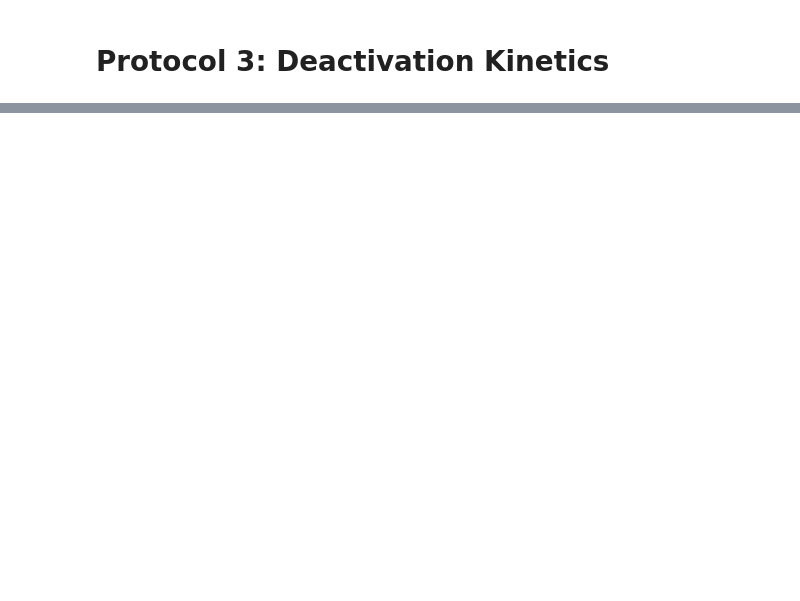
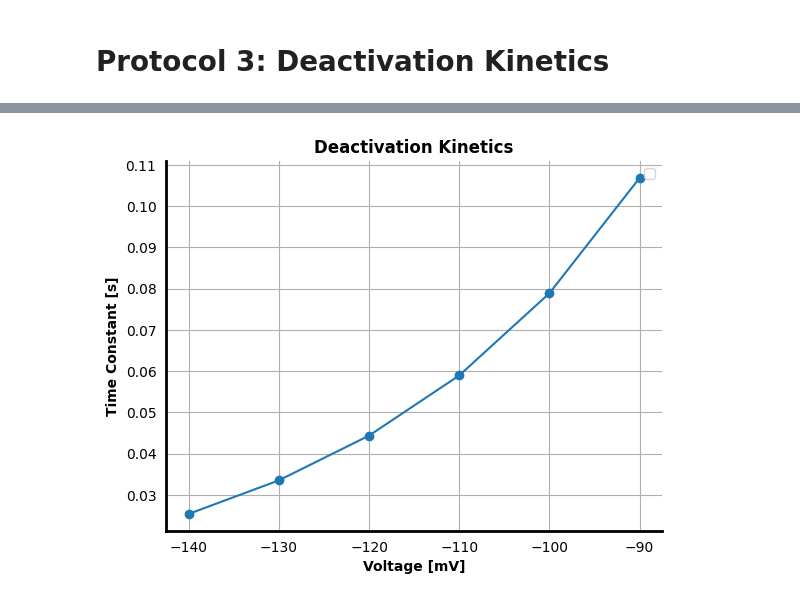
Before and after one commit to Nielssss99/Cold-Receptor, a Jupyter notebook: Kv11/Fit_Kv11.ipynb, the cells around one changed output, grey strips where cells are left out. Cells and saved outputs as stored; diff of their text form; code cells hidden in the pictures; blank space fills up the shorter version.

```diff
--- a/Kv11/Fit_Kv11.ipynb
+++ b/Kv11/Fit_Kv11.ipynb
@@ -368,0 +398,91 @@ No artists with labels found to put in legend.  Note that artists whose label st
+# %%
+# ----- Parameters
+Vmclamp = -80.0 # [mV]
+Vmpres = np.array([60.0]) # [mV]
+dpres = np.array([2.0]) # [s]
+Vmtests = np.arange(-140, 41, 10) # [mV]
+dtest = 1.0 # [s]
+dt = 0.0001 # [s]
+Ek = -82.0 # [mV]
+
+
+def deactivation_kinetics(Vmclamp: float, Vmpres: np.ndarray[np.float64],
+                          dpres: np.ndarray[np.float64], Vmtests: np.ndarray[np.float64],
+                          dtest: float, dt: float, Ek: float, Vm_tau: np.ndarray[np.float64]
+                          ) -> np.ndarray[np.float64]:
+    """Goal:
+        This function returns the deactivation kinetics of the Kv11 channel for a given
+        voltage clamp protocol.
+    -----------------------------------------------------------------------------------
+    Input:
+        Vmclamp: Membrane voltage [mV]
+        Vmpre: Voltage of the pre-pulse [mV]
+        dpre: Duration(s) of the pre-pulse [s]
+        Vmtest: Voltage of the test pulse [mV]
+        dtest: Duration of the test pulse [s]
+        dt: Time step [s]
+        Ek: Potassium reversal potential [mV]
+        Vm_tau: Voltage(s) for which the time constant should be calculated
+    -----------------------------------------------------------------------------------
+    Output:
+        act_data:
+            Normalized peak tail currents of the Kv11 channel for the given voltage clamp
+            protocol.
+        taus:
+            Time constants of the deactivation kinetics of the Kv11 channel for a given
+            voltage clamp protocol.
+    """
+    tail_currents, act_data = get_peak_tail_currents(
+        Vmclamp = Vmclamp, Vmpres = Vmpres, dpres = dpres, Vmtests = Vmtests,
+        dtest = dtest, dt = dt, Ek = Ek
+    )
+
+    taus, delays = [], []
+    for v in Vm_tau:
+        i = np.where(Vmtests == v)[0][0]
+        argmax = np.argmax(abs(tail_currents[0, 0, i, :]))
+        tail_curr_norm = tail_currents[0, 0, i, :] / tail_currents[0, 0, i, argmax]
+        tail_curr_norm = tail_curr_norm[argmax:]
+        t_test = np.arange(0, dtest, dt)[argmax:]
+
+        tau, delay = get_tau(tail_curr_norm[None, :], t_test, label = "deactivation kinetics",
+                             plot = False)
+        taus.append(tau[0])
+        delays.append(delay[0])
+
+    return act_data, taus, delays
+
+Vm_tau = [-140, -130, -120, -110, -100, -90]
+act_data, taus, delays = deactivation_kinetics(
+    Vmclamp, Vmpres, dpres, Vmtests, dtest, dt, Ek, Vm_tau
+    )
+
+plt.plot(Vm_tau, taus, 'o-')
+plt.xlabel('Voltage [mV]', fontweight = 'bold')
+plt.ylabel('Time Constant [s]', fontweight = 'bold')
+plt.title('Deactivation Kinetics', fontweight = 'bold')
+style_plot()
+plt.show()
+
+plt.plot(Vm_tau, delays, 'o-')
+plt.xlabel('Voltage [mV]', fontweight = 'bold')
+plt.ylabel('Delay [s]', fontweight = 'bold')
+plt.title('Deactivation Delay', fontweight = 'bold')
+style_plot()
+plt.show()
+
+# tau = act_tau(tail_currents[0, 0, :, :], np.arange(0, dtest, dt))
+# plt.plot(Vmtests, tau, 'o-')
+# plt.xlabel('Voltage [mV]', fontweight = 'bold')
+# plt.ylabel('Time Constant [s]', fontweight = 'bold')
+# plt.title('Activation Kinetics', fontweight = 'bold')
+# style_plot()
+# plt.show()
+
+# plt.plot(Vmtests, act_data[0, 0, :], "o-")
+# plt.xlabel('Voltage [mV]', fontweight = 'bold')
+# plt.ylabel('Normalized Peak Tail Current', fontweight = 'bold')
+# plt.title('Deactivation Kinetics', fontweight = 'bold')
+# style_plot()
+# plt.show()
+# %% [output]
@@ -368,0 +490 @@ No artists with labels found to put in legend.  Note that artists whose label st
+[figure, added]
```
Also changed, not shown: parts of 10 cells of this notebook.
